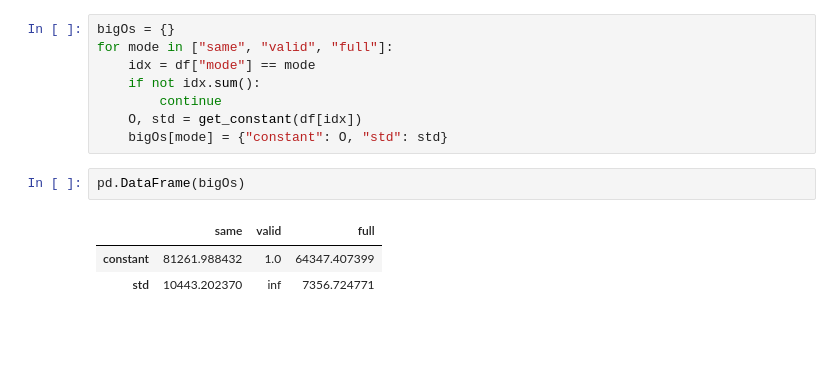
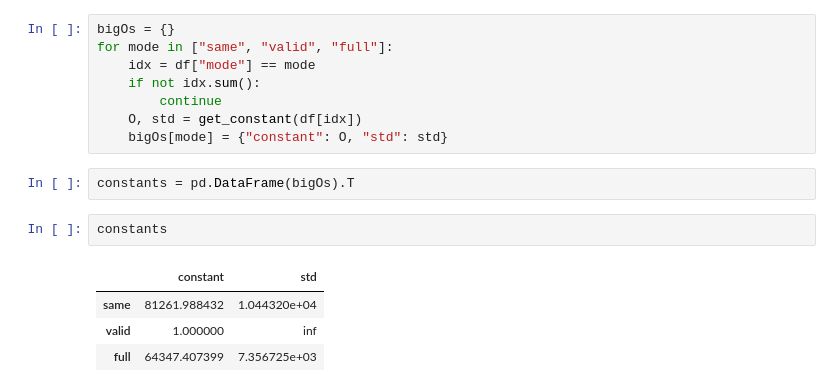
Before and after one commit to stsievert/scipy-convolve-timings, a Jupyter notebook: Visualize-2d.ipynb, the cells around one changed output. Saved outputs shown, nothing was run; the diff lists cells and outputs as text; blank space fills up the shorter version.

```diff
--- a/Visualize-2d.ipynb
+++ b/Visualize-2d.ipynb
@@ -104,8 +104,11 @@ for mode in ["same", "valid", "full"]:
     O, std = get_constant(df[idx])
     bigOs[mode] = {"constant": O, "std": std}
 # %%
-pd.DataFrame(bigOs)
+constants = pd.DataFrame(bigOs).T
-# %% [output]
-|  | same | valid | full |
-| constant | 81261.988432 | 1.0 | 64347.407399 |
-| std | 10443.202370 | inf | 7356.724771 |
+# %%
+constants
+# %% [output]
+|  | constant | std |
+| same | 81261.988432 | 1.044320e+04 |
+| valid | 1.000000 | inf |
+| full | 64347.407399 | 7.356725e+03 |
```
Also changed, not shown: parts of 1 cell of this notebook, 2 other files.
